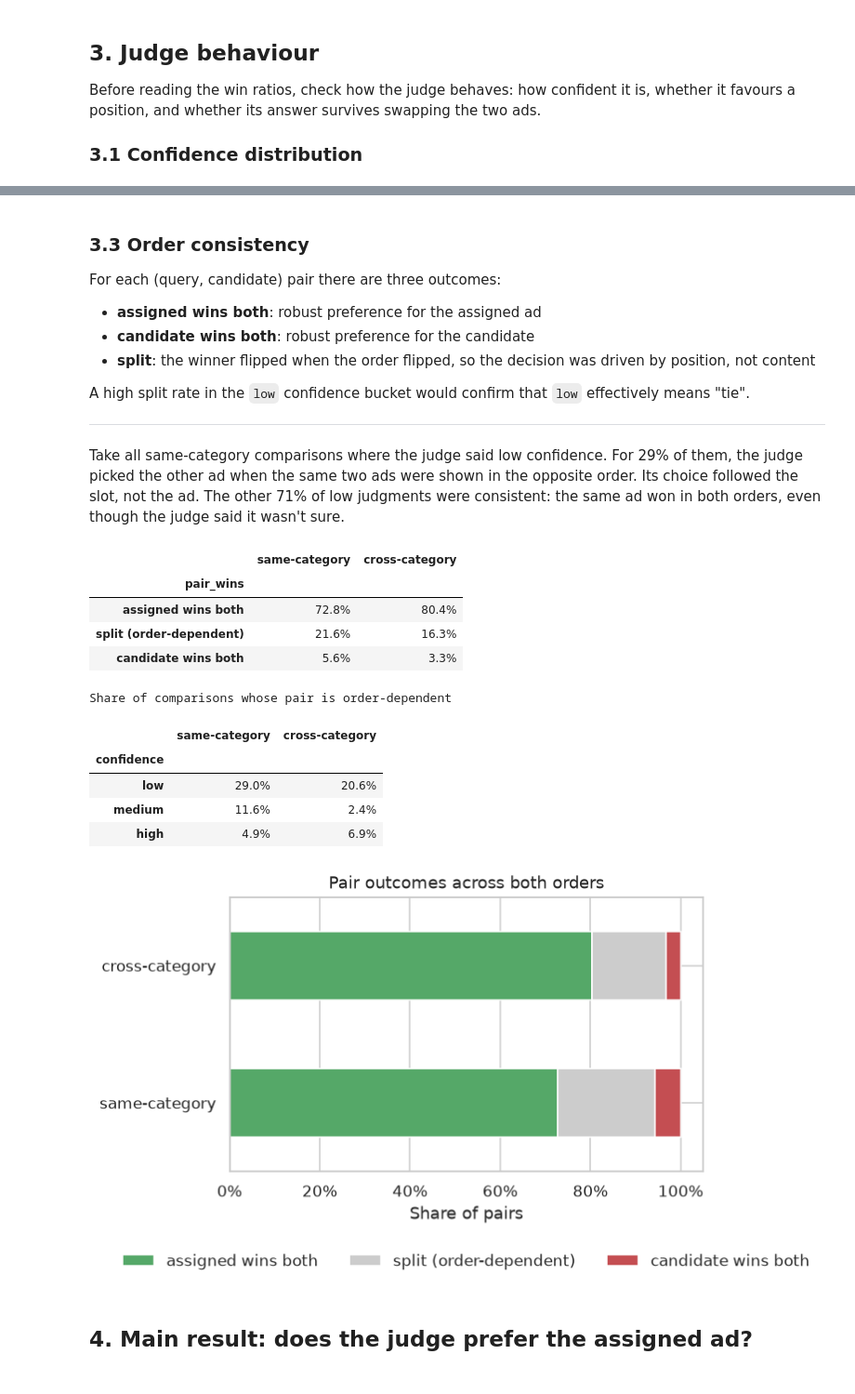
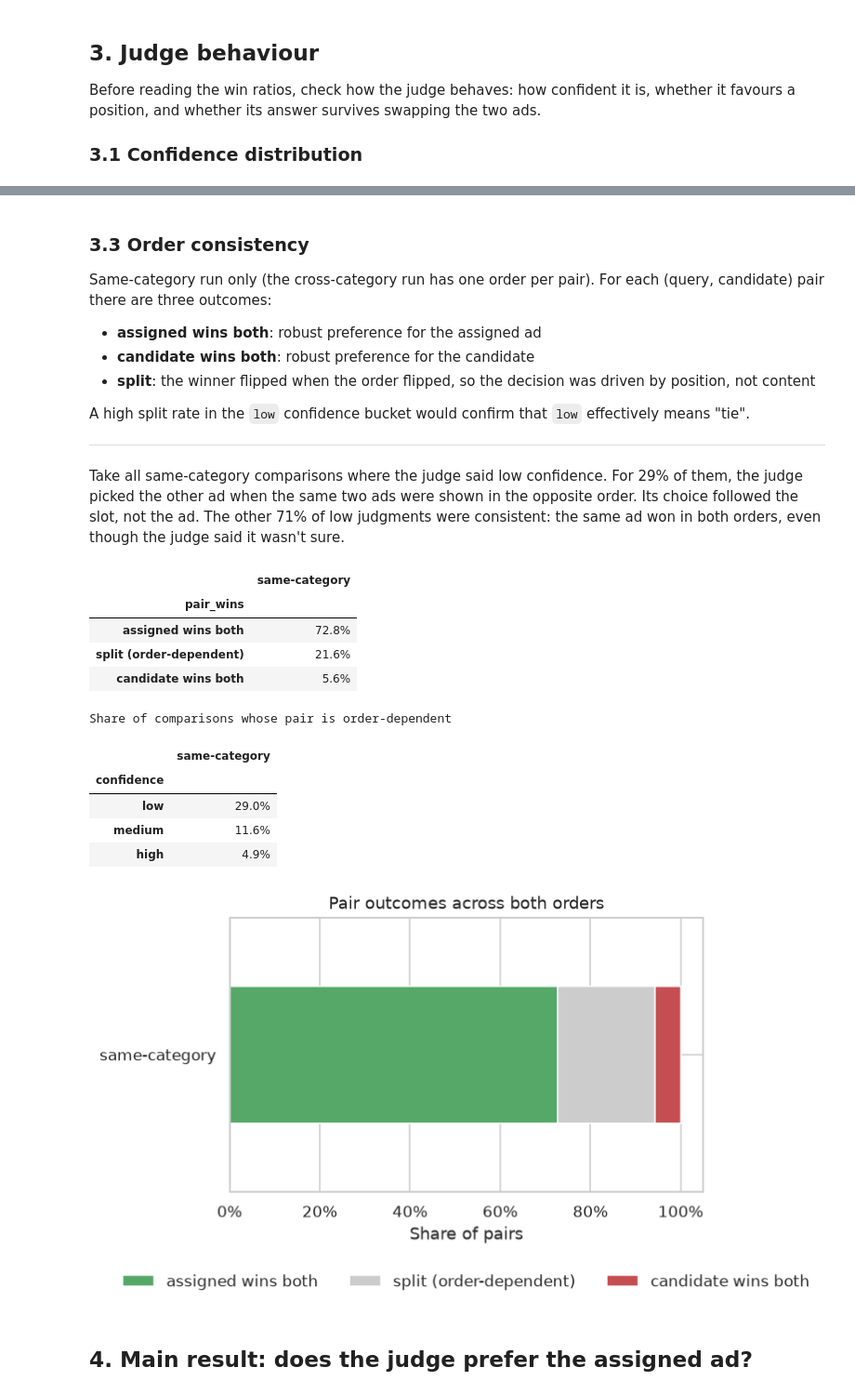
Before and after one commit to usrnamePrateek/LLM_with_ads, a Jupyter notebook: analysis/ad_preference/preference_scores_analysis.ipynb, the cells around one changed output, grey strips where cells are left out. Shown at 93% size. Drawn from its saved outputs; the diff is of its cells as text; code cells hidden in the pictures.

Commit message:
Debias placement analysis; analyse cross-category preference in single order

```diff
--- a/analysis/ad_preference/preference_scores_analysis.ipynb
+++ b/analysis/ad_preference/preference_scores_analysis.ipynb
@@ -66,11 +68,16 @@ def ad_category(ad_ids: pd.Series) -> pd.Series:
     return ad_ids.map(lookup)
 
 
-def load_pref_scores(path: Path) -> pd.DataFrame:
-    """Load a preference run and add assigned/candidate ad, outcome and position columns."""
+def load_pref_scores(path: Path, single_order: bool = False) -> pd.DataFrame:
+    """Load a preference run and add assigned/candidate ad, outcome and position columns.
+
+    With `single_order`, keep only the comparisons where the assigned ad is shown first (`is_swapped=False`).
+    """
     df = pd.read_csv(path)
     if df['is_swapped'].dtype != bool:  # defensive: CSV round-trips can leave 'True'/'False' strings
         df['is_swapped'] = df['is_swapped'].astype(str).str.lower().eq('true')
+    if single_order:
+        df = df[~df['is_swapped']].reset_index(drop=True)
 
     swapped = df['is_swapped']
     df['assigned_ad_id'] = df['ad_1_id'].where(~swapped, df['ad_2_id'])
@@ -103,8 +110,9 @@ def per_query(df: pd.DataFrame) -> pd.DataFrame:
 
 
 def summarize(df: pd.DataFrame, pq: pd.DataFrame) -> dict:
-    """Headline metrics for one run."""
+    """Headline metrics for one run. Order-based metrics are NaN for a single-order run."""
     pairs = df[df['pair_n'] == 2].drop_duplicates(['query_id', 'candidate_ad_id'])
+    both_orders = len(pairs) > 0
     return {
         'queries': len(pq),
         'comparisons': len(df),
@@ -113,12 +121,17 @@ def summarize(df: pd.DataFrame, pq: pd.DataFrame) -> dict:
         'win ratio (macro)': pq['win_ratio'].mean(),
         'per-query median': pq['win_ratio'].median(),
         'queries with win ratio > 50%': (pq['win_ratio'] > 0.5).mean(),
-        'strict win rate (both orders)': (pairs['pair_wins'] == 2).mean(),
-        'order consistency': (pairs['pair_wins'] != 1).mean(),
-        'position-1 rate': df['first_pos_won'].mean(),
+        'strict win rate (both orders)': (pairs['pair_wins'] == 2).mean() if both_orders else np.nan,
+        'order consistency': (pairs['pair_wins'] != 1).mean() if both_orders else np.nan,
+        'position-1 rate': df['first_pos_won'].mean() if both_orders else np.nan,
         'share low confidence': (df['confidence'] == 'low').mean(),
         'win ratio | high confidence': df.loc[df['confidence'] == 'high', 'assigned_won'].mean(),
     }
+
+
+def both_order_runs(runs: dict[str, pd.DataFrame]) -> dict[str, pd.DataFrame]:
+    """The runs judged in both orders: only these can measure position bias and order consistency."""
+    return {name: df for name, df in runs.items() if df['pair_n'].eq(2).any()}
 # %% [markdown]
 ## 2. Load data and sanity checks
 
@@ -141,7 +154,7 @@ def drop_incomplete_queries(df: pd.DataFrame) -> pd.DataFrame:
 
 runs = {
     'same-category': drop_incomplete_queries(load_pref_scores(SAME_CSV)),
-    'cross-category': load_pref_scores(CROSS_CSV),
+    'cross-category': drop_incomplete_queries(load_pref_scores(CROSS_CSV, single_order=True)),
 }
 pqs = {name: per_query(df) for name, df in runs.items()}
 
@@ -212,7 +230,7 @@ pos_bias = pd.DataFrame({
         'position-2 rate': 1 - df['first_pos_won'].mean(),
         'deviation from 50% (pp)': 100 * (df['first_pos_won'].mean() - 0.5),
     }
-    for name, df in runs.items()
+    for name, df in both_order_runs(runs).items()
 }).T
 display(pos_bias.style.format({'position-1 rate': '{:.2%}', 'position-2 rate': '{:.2%}',
                                'deviation from 50% (pp)': '{:+.2f}'}))
@@ -223,7 +240,7 @@ display(pos_bias.style.format({'position-1 rate': '{:.2%}', 'position-2 rate': '
 # %% [markdown]
 ### 3.3 Order consistency
 
-For each (query, candidate) pair there are three outcomes:
+Same-category run only (the cross-category run has one order per pair). For each (query, candidate) pair there are three outcomes:
 
 - **assigned wins both**: robust preference for the assigned ad
 - **candidate wins both**: robust preference for the candidate
@@ -237,42 +254,42 @@ The other 71% of low judgments were consistent: the same ad won in both orders,
 # %%
 OUTCOME = {2: 'assigned wins both', 1: 'split (order-dependent)', 0: 'candidate wins both'}
 
 outcome_rows = []
-for name, df in runs.items():
+for name, df in both_order_runs(runs).items():
     pairs = df[df['pair_n'] == 2]
     outcomes = pairs.drop_duplicates(['query_id', 'candidate_ad_id'])['pair_wins'].map(OUTCOME)
     outcome_rows.append(outcomes.value_counts(normalize=True).rename(name))
 outcome_share = pd.concat(outcome_rows, axis=1).reindex(list(OUTCOME.values()))
 display(outcome_share.style.format('{:.1%}'))
 
 # Split rate by confidence (per comparison: was this comparison's pair split?)
 split_by_conf = pd.DataFrame({
     name: df[df['pair_n'] == 2].assign(split=lambda d: d['pair_wins'] == 1)
             .groupby('confidence', observed=True)['split'].mean()
-    for name, df in runs.items()
+    for name, df in both_order_runs(runs).items()
 })
 display(split_by_conf.style.format('{:.1%}').set_caption('Share of comparisons whose pair is order-dependent'))
 
 fig, ax = plt.subplots(figsize=(6, 3.5))
 outcome_share.T.plot(kind='barh', stacked=True, ax=ax, color=['#55A868', '#CCCCCC', '#C44E52'])
 ax.set(title='Pair outcomes across both orders', xlabel='Share of pairs', ylabel='')
 ax.xaxis.set_major_formatter(plt.matplotlib.ticker.PercentFormatter(1))
 ax.legend(loc='upper center', bbox_to_anchor=(0.5, -0.25), ncol=3, frameon=False)
 save_fig(fig, 'pair_outcomes')
 plt.show()
 # %% [output]
-|  | same-category | cross-category |
-| pair_wins |  |  |
-| assigned wins both | 72.8% | 80.4% |
-| split (order-dependent) | 21.6% | 16.3% |
-| candidate wins both | 5.6% | 3.3% |
+|  | same-category |
+| pair_wins |  |
+| assigned wins both | 72.8% |
+| split (order-dependent) | 21.6% |
+| candidate wins both | 5.6% |
 Share of comparisons whose pair is order-dependent
-|  | same-category | cross-category |
-| confidence |  |  |
-| low | 29.0% | 20.6% |
-| medium | 11.6% | 2.4% |
-| high | 4.9% | 6.9% |
+|  | same-category |
+| confidence |  |
+| low | 29.0% |
+| medium | 11.6% |
+| high | 4.9% |
-[figure, old version]
+[figure, new version]
 # %% [markdown]
 ## 4. Main result: does the judge prefer the assigned ad?
 # %%
```
Also changed, not shown: parts of 12 cells of this notebook, 8 other files.
